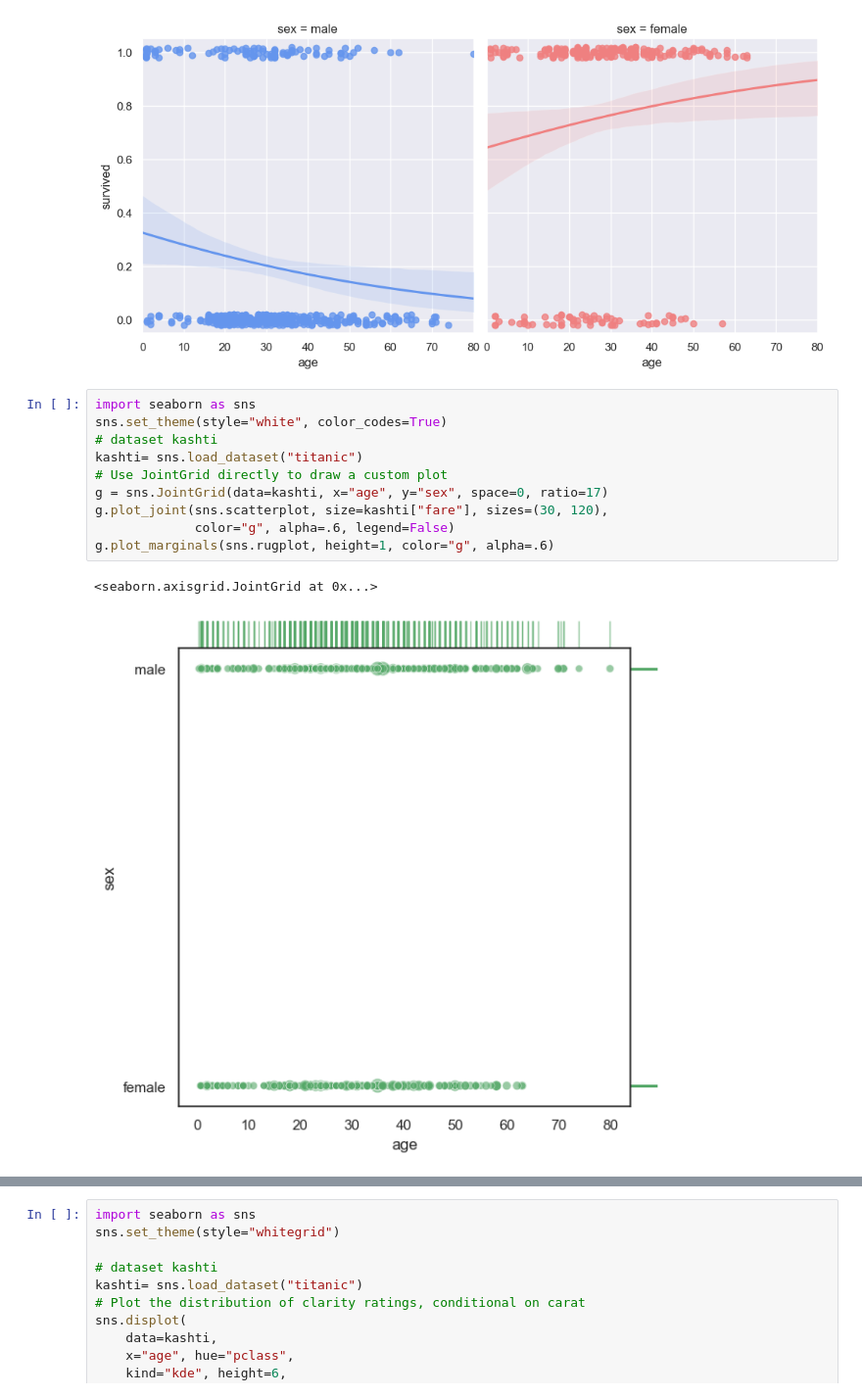
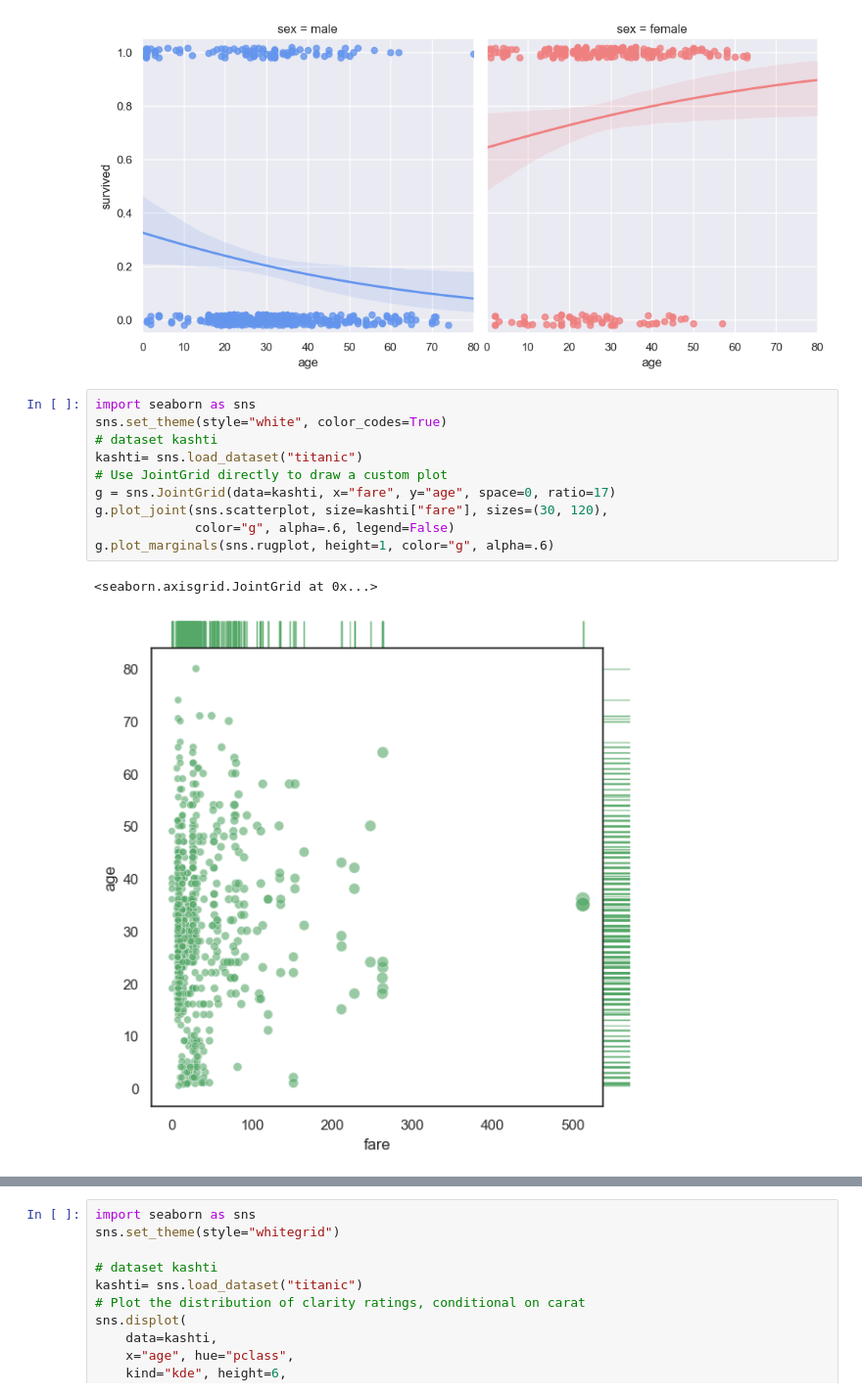
Before and after one commit to salmandaudpoto/seaborn_graphs_titanic, a Jupyter notebook: dataviz.ipynb, the cells around one changed output, grey strips where cells are left out. Shown at 98% size. Cells and saved outputs as stored; diff of their text form.

```diff
--- a/dataviz.ipynb
+++ b/dataviz.ipynb
@@ -405,16 +415,16 @@ g.set(xlim=(0, 80), ylim=(-.05, 1.05))
 # %%
 import seaborn as sns
 sns.set_theme(style="white", color_codes=True)
 # dataset kashti
 kashti= sns.load_dataset("titanic")
 # Use JointGrid directly to draw a custom plot
-g = sns.JointGrid(data=kashti, x="age", y="sex", space=0, ratio=17)
+g = sns.JointGrid(data=kashti, x="fare", y="age", space=0, ratio=17)
 g.plot_joint(sns.scatterplot, size=kashti["fare"], sizes=(30, 120),
              color="g", alpha=.6, legend=False)
 g.plot_marginals(sns.rugplot, height=1, color="g", alpha=.6)
 # %% [output]
 <seaborn.axisgrid.JointGrid at 0x...>
-[figure, old version]
+[figure, new version]
 # %%
 import seaborn as sns
 import matplotlib.pyplot as plt
```
Also changed, not shown: parts of 14 cells of this notebook, 7 other files.
